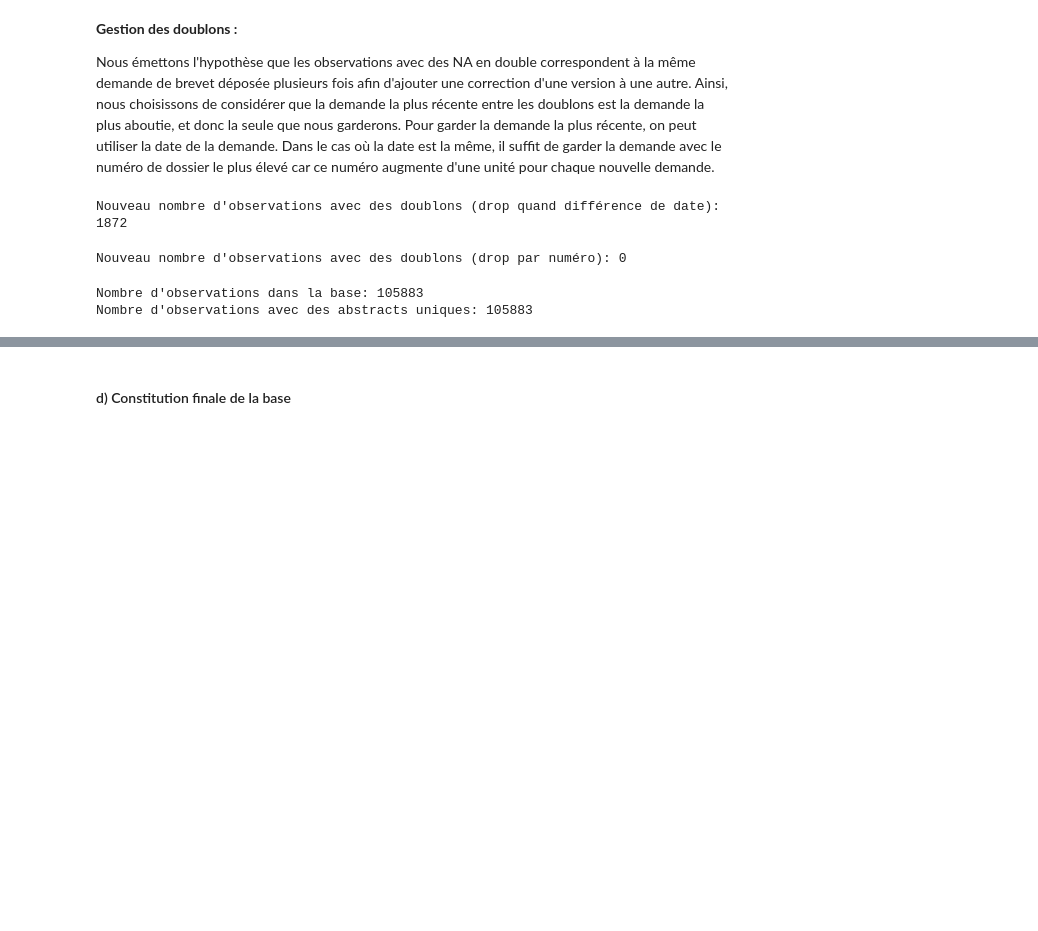
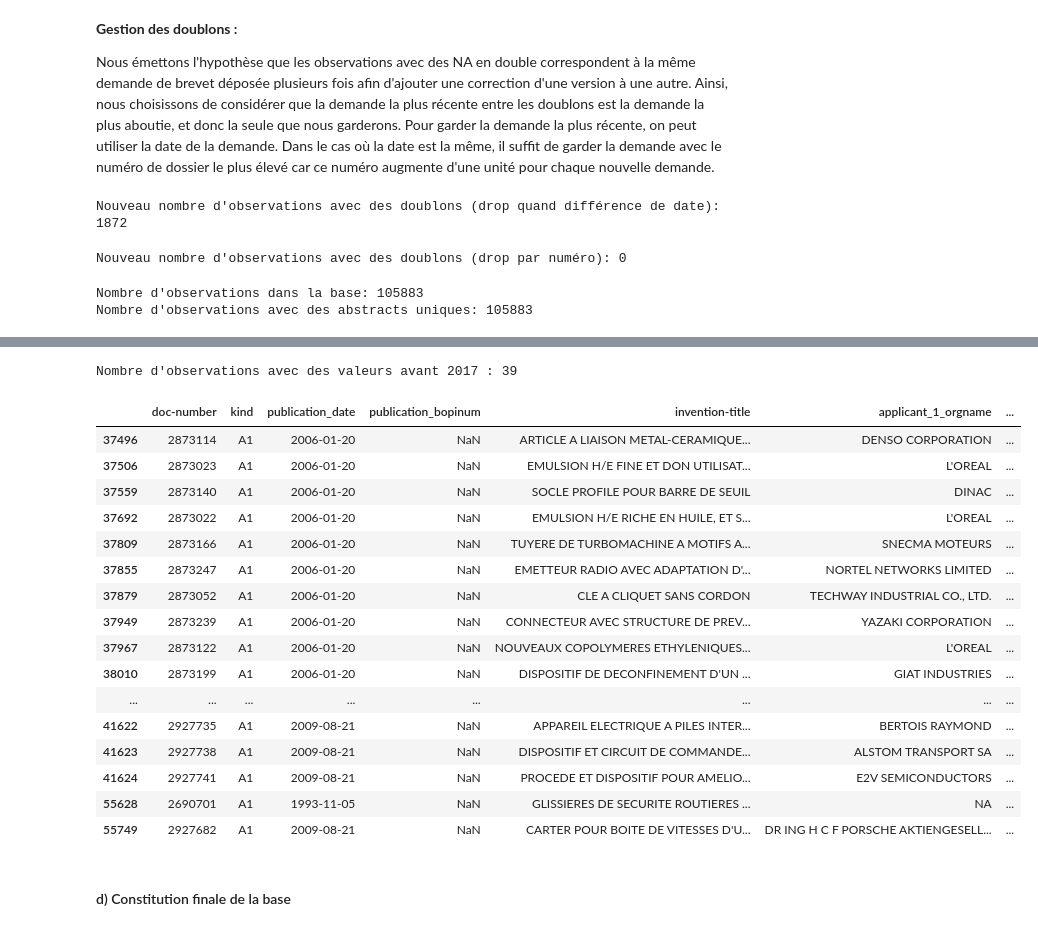
Before and after one commit to IrisLaf/Depots-de-brevets-et-marches-financiers, a Jupyter notebook: Main.ipynb, the cells around one changed output, grey strips where cells are left out. Saved outputs shown, nothing was run; the diff lists cells and outputs as text; code cells hidden in the pictures; blank space fills up the shorter version.

Commit message:
Modification nom des parties + stats années

```diff
--- a/Main.ipynb
+++ b/Main.ipynb
@@ -175,3 +183,5 @@ data_brevets_clean = data_brevets_clean.drop(columns = ["country", "publication_
+# %%
+data_brevets_clean = data_brevets_clean.drop(columns = ["publication_bopinum"])
 # %% [markdown]
 **Sélection en fonction du type de brevet**
 
@@ -467,0 +480,7 @@ Nombre d'observations avec des abstracts uniques: 105883
+# %%
+# Min et max pour l'année
+data_brevets_clean3[['year']] = data_brevets_clean3[['year']].apply(
+    pd.to_numeric, errors='coerce'
+)
+
+data_brevets_clean3[['year']].describe()
@@ -467,0 +497,9 @@ Nombre d'observations avec des abstracts uniques: 105883
+# %%
+# Min et max pour la date de publication
+data_brevets_clean3['publication_date'] = pd.to_datetime(
+    data_brevets_clean3['publication_date'],
+    errors='coerce'
+)
+
+print(data_brevets_clean3['publication_date'].min())
+print(data_brevets_clean3['publication_date'].max())
@@ -468,3 +509,29 @@ Nombre d'observations avec des abstracts uniques: 105883
+# %%
+# Nombre d'observations avec valeurs avant 2017 :
+mask = data_brevets_clean3['publication_date'] < '2017-01-01'
+print(f"Nombre d'observations avec des valeurs avant 2017 :", mask.sum())
+# %% [output]
+Nombre d'observations avec des valeurs avant 2017 : 39
+# %%
+data_brevets_clean3.loc[mask]
+# %% [output]
+|  | doc-number | kind | publication_date | publication_bopinum | invention-title | applicant_1_orgname | ... |
+| 37496 | 2873114 | A1 | 2006-01-20 | NaN | ARTICLE A LIAISON METAL-CERAMIQUE... | DENSO CORPORATION | ... |
+| 37506 | 2873023 | A1 | 2006-01-20 | NaN | EMULSION H/E FINE ET DON UTILISAT... | L'OREAL | ... |
+| 37559 | 2873140 | A1 | 2006-01-20 | NaN | SOCLE PROFILE POUR BARRE DE SEUIL | DINAC | ... |
+| 37692 | 2873022 | A1 | 2006-01-20 | NaN | EMULSION H/E RICHE EN HUILE, ET S... | L'OREAL | ... |
+| 37809 | 2873166 | A1 | 2006-01-20 | NaN | TUYERE DE TURBOMACHINE A MOTIFS A... | SNECMA MOTEURS | ... |
+| 37855 | 2873247 | A1 | 2006-01-20 | NaN | EMETTEUR RADIO AVEC ADAPTATION D'... | NORTEL NETWORKS LIMITED | ... |
+| 37879 | 2873052 | A1 | 2006-01-20 | NaN | CLE A CLIQUET SANS CORDON | TECHWAY INDUSTRIAL CO., LTD. | ... |
+| 37949 | 2873239 | A1 | 2006-01-20 | NaN | CONNECTEUR AVEC STRUCTURE DE PREV... | YAZAKI CORPORATION | ... |
+| 37967 | 2873122 | A1 | 2006-01-20 | NaN | NOUVEAUX COPOLYMERES ETHYLENIQUES... | L'OREAL | ... |
+| 38010 | 2873199 | A1 | 2006-01-20 | NaN | DISPOSITIF DE DECONFINEMENT D'UN ... | GIAT INDUSTRIES | ... |
+| ... | ... | ... | ... | ... | ... | ... | ... |
+| 41622 | 2927735 | A1 | 2009-08-21 | NaN | APPAREIL ELECTRIQUE A PILES INTER... | BERTOIS RAYMOND | ... |
+| 41623 | 2927738 | A1 | 2009-08-21 | NaN | DISPOSITIF ET CIRCUIT DE COMMANDE... | ALSTOM TRANSPORT SA | ... |
+| 41624 | 2927741 | A1 | 2009-08-21 | NaN | PROCEDE ET DISPOSITIF POUR AMELIO... | E2V SEMICONDUCTORS | ... |
+| 55628 | 2690701 | A1 | 1993-11-05 | NaN | GLISSIERES DE SECURITE ROUTIERES ... | NA | ... |
+| 55749 | 2927682 | A1 | 2009-08-21 | NaN | CARTER POUR BOITE DE VITESSES D'U... | DR ING H C F PORSCHE AKTIENGESELL... | ... |
 # %% [markdown]
 <a id='base_brevets'></a>
 #### d) Constitution finale de la base
```
Also changed, not shown: parts of 14 cells of this notebook.
